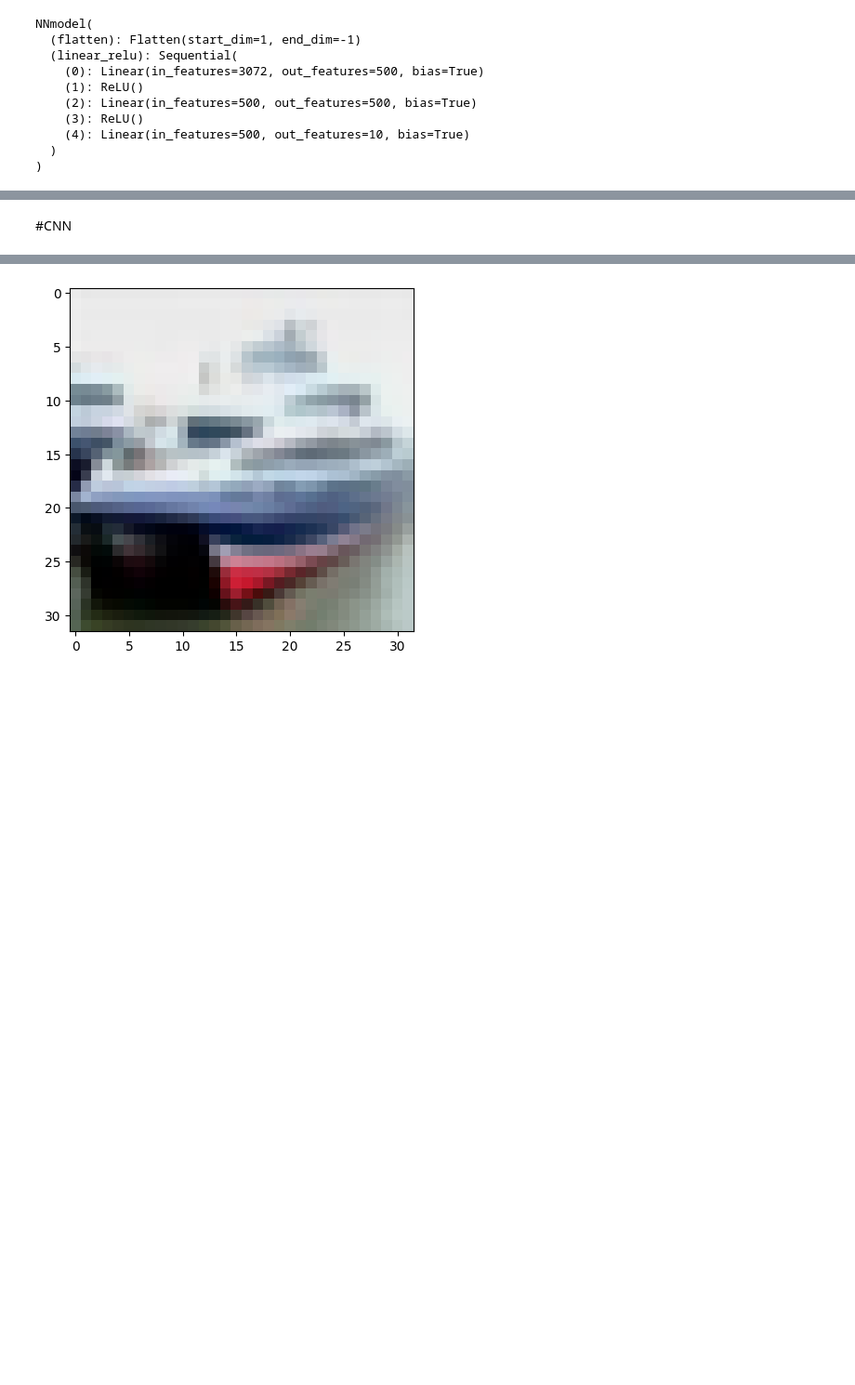
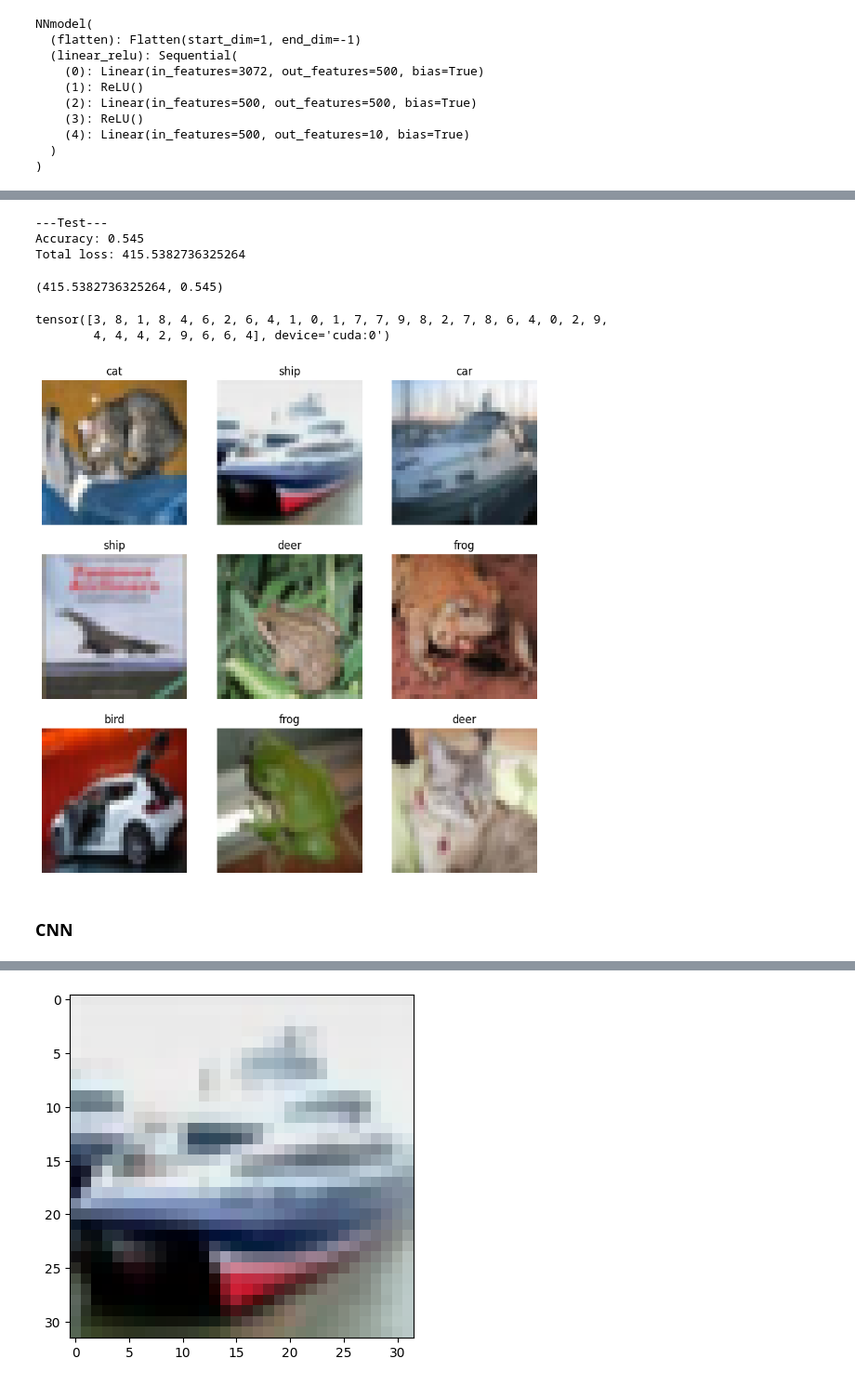
Before and after one commit to wwaihoe/computer-vision, a Jupyter notebook: image_classification_pytorch.ipynb, the cells around one changed output, grey strips where cells are left out. Shown: that part at 93% size. Saved outputs shown, nothing was run; the diff lists cells and outputs as text; code cells hidden in the pictures; blank space fills up the shorter version.

```diff
--- a/image_classification_pytorch.ipynb
+++ b/image_classification_pytorch.ipynb
@@ -210,5 +262,31 @@ fig.show()
+# %%
+test_loop(test_dataloader, nn_model, loss_fn)
+# %% [output]
+---Test---
+Accuracy: 0.545
+Total loss: 415.5382736325264
+(415.5382736325264, 0.545)
+# %%
+images, labels = next(iter(test_dataloader))
+
+outputs = nn_model(images.cuda())
+preds = outputs.argmax(1)
+print(preds)
+# %% [output]
+tensor([3, 8, 1, 8, 4, 6, 2, 6, 4, 1, 0, 1, 7, 7, 9, 8, 2, 7, 8, 6, 4, 0, 2, 9,
+        4, 4, 4, 2, 9, 6, 6, 4], device='cuda:0')
+# %%
+plt.figure(figsize=(10, 10))
+for i in range(9):
+  ax = plt.subplot(3, 3, i + 1)
+  img = images[i]
+  plt.imshow(img.permute(1, 2, 0))
+  plt.title(classes[preds[i]])
+  plt.axis("off")
+# %% [output]
+[figure, added]
 # %% [markdown]
-#CNN
+### CNN
 # %%
 class CNNmodel(nn.Module):
   def __init__(self):
```
Also changed, not shown: parts of 42 cells of this notebook, 1 other file.
